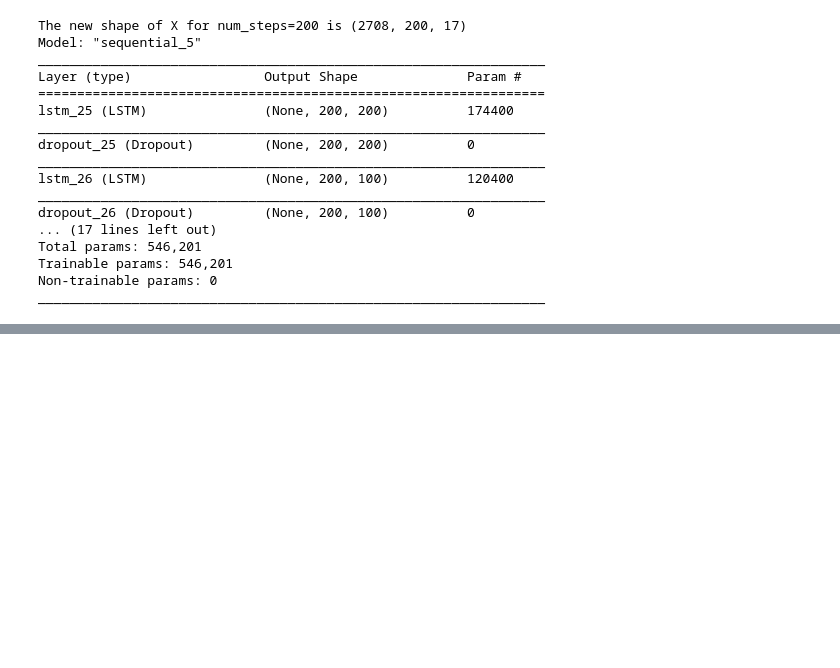
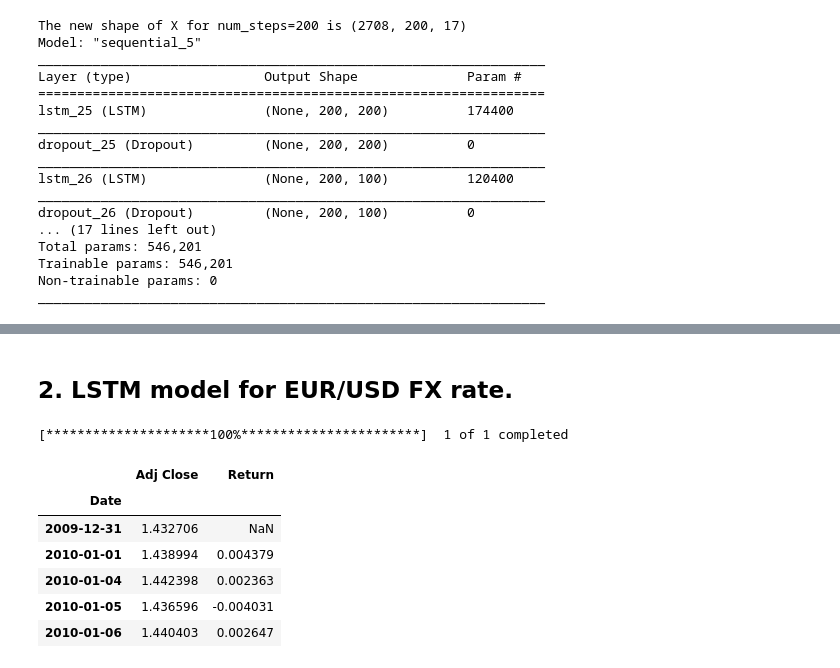
Before and after one commit to fabulouskorex/Capstone-Project, a Jupyter notebook: Deep_Learning_in_Finance.ipynb, the cells around one changed output, grey strips where cells are left out. Saved outputs shown, nothing was run; the diff lists cells and outputs as text; code cells hidden in the pictures; blank space fills up the shorter version.

```diff
--- a/Deep_Learning_in_Finance.ipynb
+++ b/Deep_Learning_in_Finance.ipynb
@@ -1042,0 +1056,25 @@ plt.show()
+# %% [markdown]
+## 2. LSTM model for EUR/USD FX rate.
+# %%
+# Downloading EUR/USD data from Yahoo Finance
+ndx_data = yf.download('EURUSD=X', start='2010-01-01', end='2021-12-31')
+df = pd.DataFrame(ndx_data['Adj Close'])
+# Calculating returns using log differences
+df['Return'] = np.log(df).diff()
+
+# Reset the index
+df = df.reset_index()
+# Set the date as the new index, without time information
+df['Date'] = df['Date'].dt.date
+df = df.set_index('Date')
+
+df.head()
+# %% [output]
+[*********************100%***********************]  1 of 1 completed
+|  | Adj Close | Return |
+| Date |  |  |
+| 2009-12-31 | 1.432706 | NaN |
+| 2010-01-01 | 1.438994 | 0.004379 |
+| 2010-01-04 | 1.442398 | 0.002363 |
+| 2010-01-05 | 1.436596 | -0.004031 |
+| 2010-01-06 | 1.440403 | 0.002647 |
```
Also changed, not shown: parts of 8 cells of this notebook.
